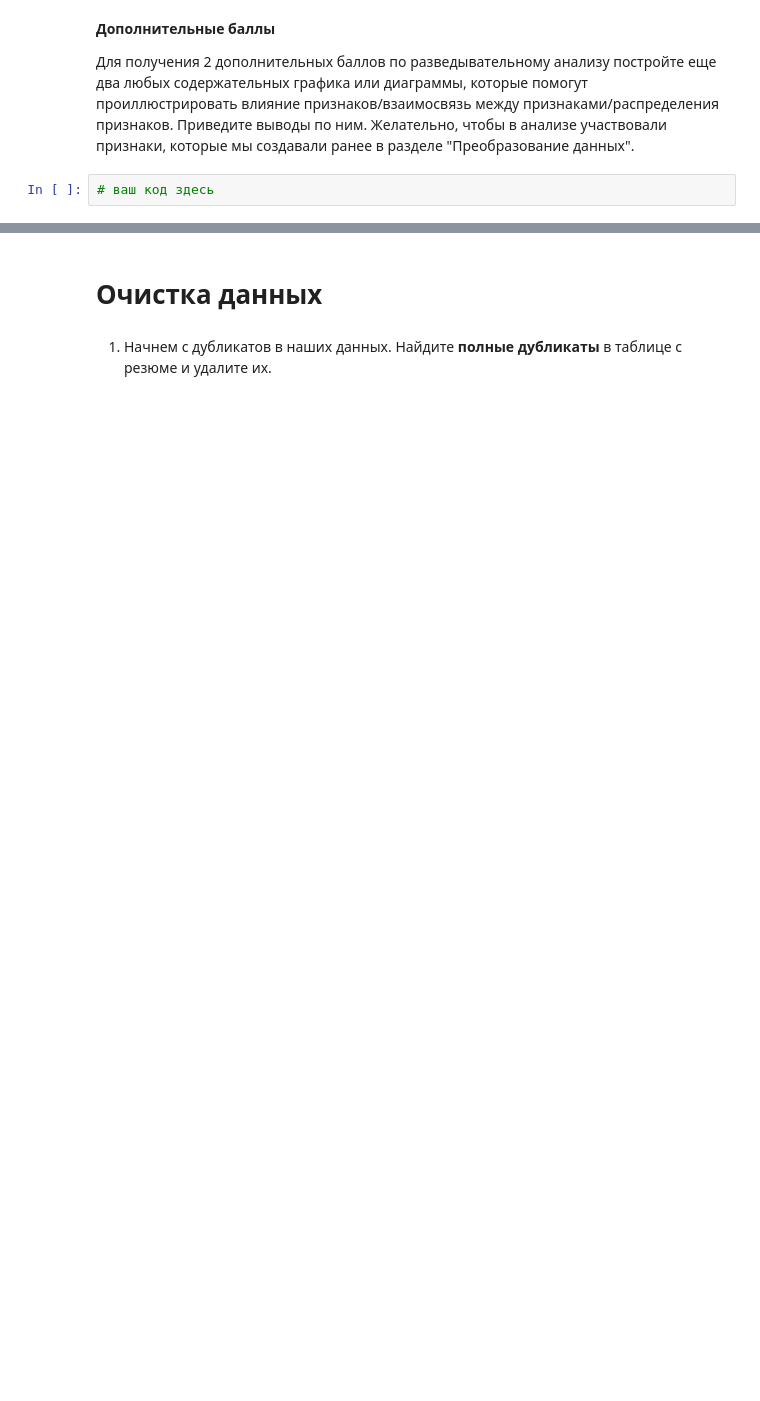
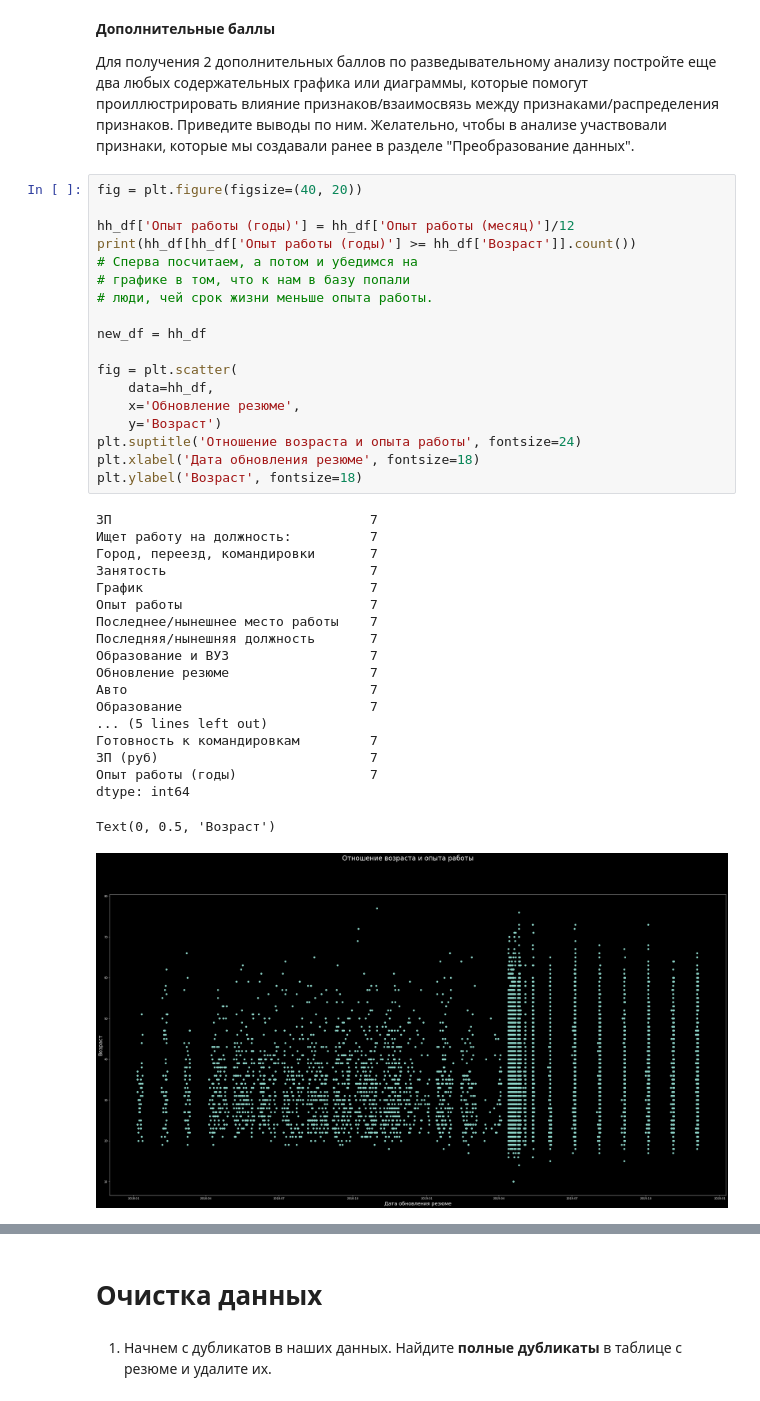
Before and after one commit to madskillskill/sf_data_science, a Jupyter notebook: PROJECT-1/Project_1.ipynb, the cells around one changed output, grey strips where cells are left out. Cells and saved outputs as stored; diff of their text form; blank space fills up the shorter version.

```diff
--- a/PROJECT-1/Project_1.ipynb
+++ b/PROJECT-1/Project_1.ipynb
@@ -676,6 +713,42 @@ ValueError: The truth value of a Series is ambiguous. Use a.empty, a.bool(), a.i
 **Дополнительные баллы**
 
 Для получения 2 дополнительных баллов по разведывательному анализу постройте еще два любых содержательных графика или диаграммы, которые помогут проиллюстрировать влияние признаков/взаимосвязь между признаками/распределения признаков. Приведите выводы по ним. Желательно, чтобы в анализе участвовали признаки, которые мы создавали ранее в разделе "Преобразование данных".
-# %%
-# ваш код здесь
+# %%
+fig = plt.figure(figsize=(40, 20))
+
+hh_df['Опыт работы (годы)'] = hh_df['Опыт работы (месяц)']/12
+print(hh_df[hh_df['Опыт работы (годы)'] >= hh_df['Возраст']].count())
+# Сперва посчитаем, а потом и убедимся на
+# графике в том, что к нам в базу попали
+# люди, чей срок жизни меньше опыта работы.
+
+new_df = hh_df
+
+fig = plt.scatter(
+    data=hh_df,
+    x='Обновление резюме',
+    y='Возраст')
+plt.suptitle('Отношение возраста и опыта работы', fontsize=24)
+plt.xlabel('Дата обновления резюме', fontsize=18)
+plt.ylabel('Возраст', fontsize=18)
+# %% [output]
+ЗП                                 7
+Ищет работу на должность:          7
+Город, переезд, командировки       7
+Занятость                          7
+График                             7
+Опыт работы                        7
+Последнее/нынешнее место работы    7
+Последняя/нынешняя должность       7
+Образование и ВУЗ                  7
+Обновление резюме                  7
+Авто                               7
+Образование                        7
+... (5 lines left out)
+Готовность к командировкам         7
+ЗП (руб)                           7
+Опыт работы (годы)                 7
+dtype: int64
+Text(0, 0.5, 'Возраст')
+[figure, added]
 # %% [markdown]
```
Also changed, not shown: parts of 14 cells of this notebook, 1 other file.
